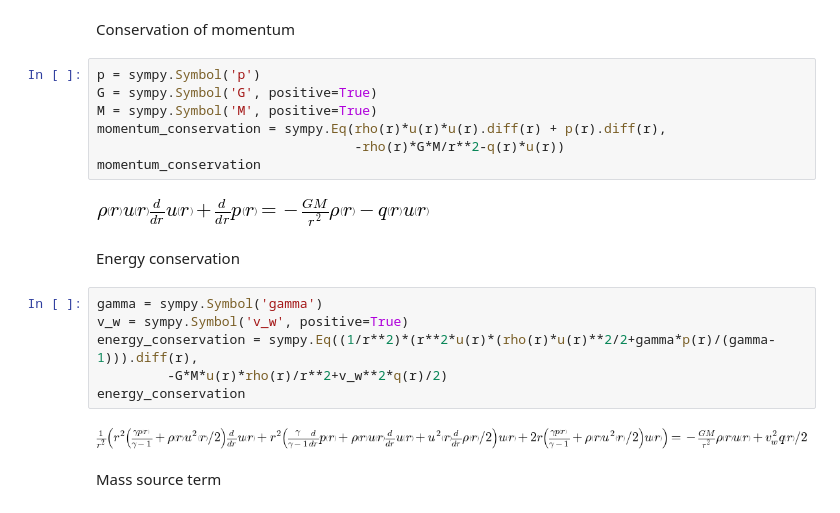
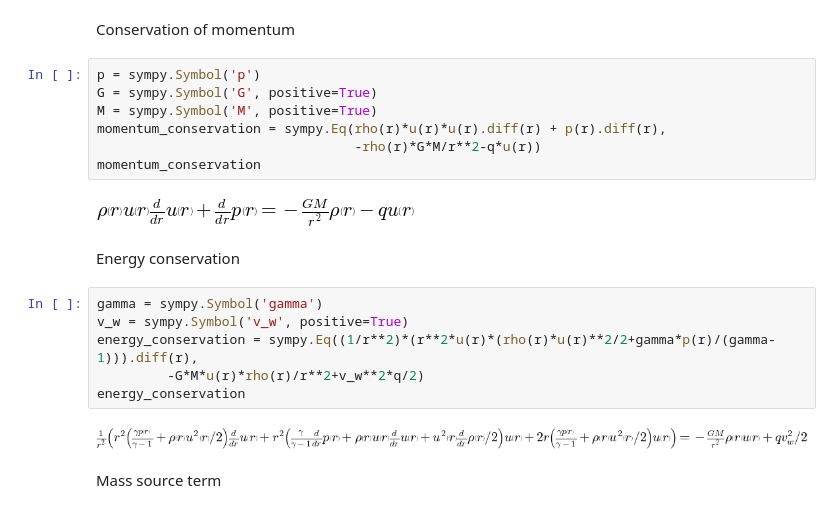
Before and after one commit to bolverk/generalised_bondi, a Jupyter notebook: generalised_bondi_point_mass.ipynb, the cells around one changed output. Cells and saved outputs as stored; diff of their text form.

```diff
--- a/generalised_bondi_point_mass.ipynb
+++ b/generalised_bondi_point_mass.ipynb
@@ -19,22 +19,22 @@ Conservation of momentum
 # %%
 p = sympy.Symbol('p')
 G = sympy.Symbol('G', positive=True)
 M = sympy.Symbol('M', positive=True)
 momentum_conservation = sympy.Eq(rho(r)*u(r)*u(r).diff(r) + p(r).diff(r),
-                                 -rho(r)*G*M/r**2-q(r)*u(r))
+                                 -rho(r)*G*M/r**2-q*u(r))
 momentum_conservation
 # %% [output]
-[figure, old version]
+[figure, new version]
 # %% [markdown]
 Energy conservation
 # %%
 gamma = sympy.Symbol('gamma')
 v_w = sympy.Symbol('v_w', positive=True)
 energy_conservation = sympy.Eq((1/r**2)*(r**2*u(r)*(rho(r)*u(r)**2/2+gamma*p(r)/(gamma-1))).diff(r),
-         -G*M*u(r)*rho(r)/r**2+v_w**2*q(r)/2)
+         -G*M*u(r)*rho(r)/r**2+v_w**2*q/2)
 energy_conservation
 # %% [output]
-[figure, old version]
+[figure, new version]
 # %% [markdown]
 Mass source term
 # %%
```
Also changed, not shown: parts of 4 cells of this notebook.
